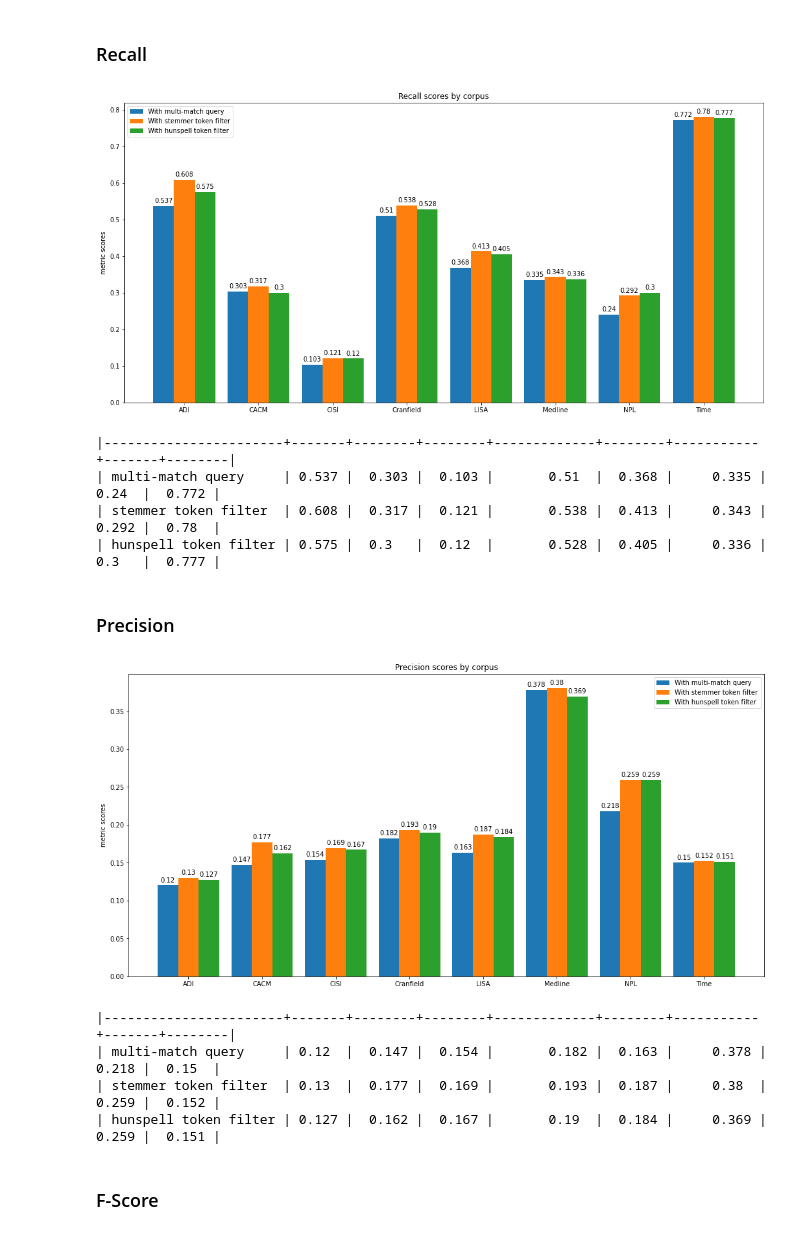
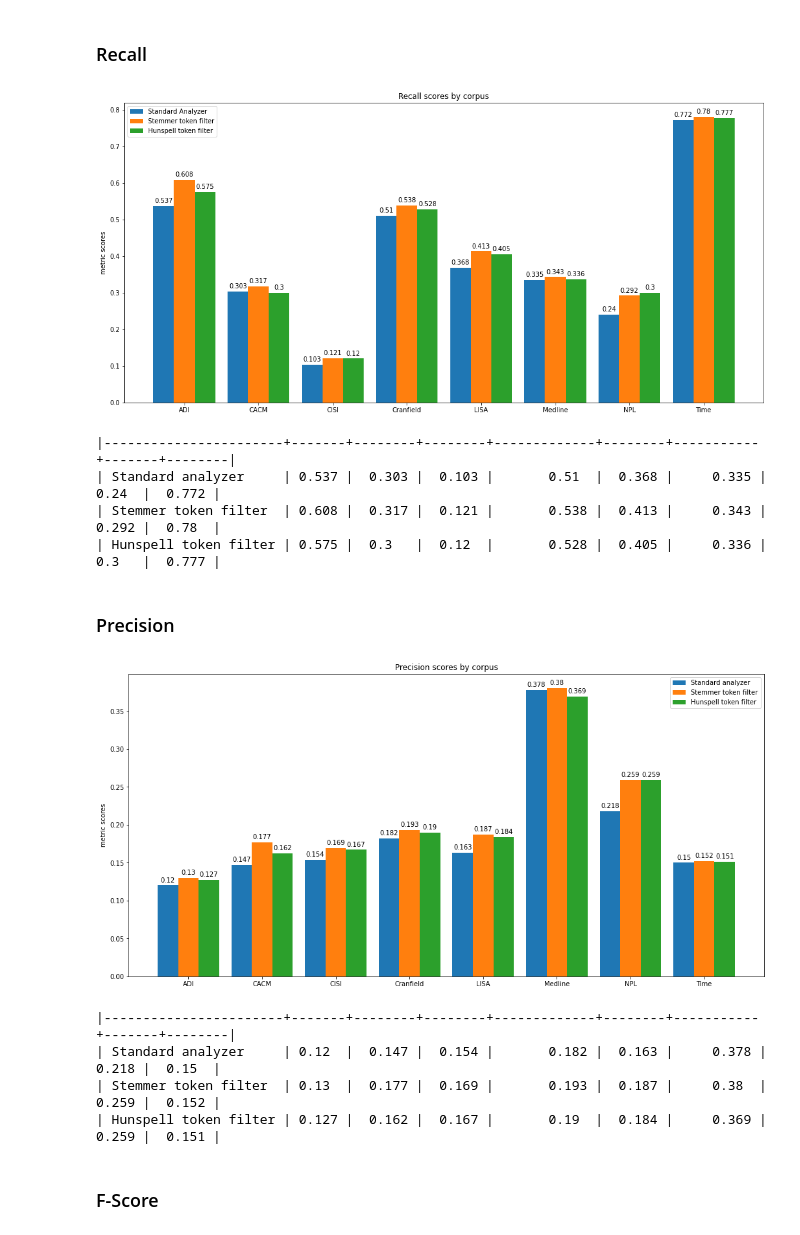
Before and after one commit to pragmalingu/experiments, a Jupyter notebook: 01_Stemming/Experiment/First_Experiment_Stemming.ipynb, the cells around one changed output. Saved outputs shown, nothing was run; the diff lists cells and outputs as text; code cells hidden in the pictures.

```diff
--- a/01_Stemming/Experiment/First_Experiment_Stemming.ipynb
+++ b/01_Stemming/Experiment/First_Experiment_Stemming.ipynb
@@ -1904,9 +1904,9 @@ x = np.arange(len(labels))*1.8  # the label locations
 width = 0.5  # the width of the bars
 
 fig, ax = plt.subplots()
-rects1 = ax.bar(x - width, match_metrics_recall , width, label='With multi-match query')
-rects2 = ax.bar(x, stemming_metrics_recall, width, label='With stemmer token filter')
-rects3 = ax.bar(x + width, hunspell_metrics_recall, width, label='With hunspell token filter')
+rects1 = ax.bar(x - width, match_metrics_recall , width, label='Standard Analyzer')
+rects2 = ax.bar(x, stemming_metrics_recall, width, label='Stemmer token filter')
+rects3 = ax.bar(x + width, hunspell_metrics_recall, width, label='Hunspell token filter')
 
 # Add some text for labels, title and custom x-axis tick labels, etc.
 ax.set_ylabel('metric scores')
@@ -1935,13 +1935,13 @@ fig.set_figheight(8)
 
 plt.show()
 # %% [output]
-[figure, old version]
+[figure, new version]
 # %%
 from tabulate import tabulate
 
-match_metrics_recall.insert(0, 'multi-match query')
-stemming_metrics_recall.insert(0, 'stemmer token filter')
-hunspell_metrics_recall.insert(0, 'hunspell token filter')
+match_metrics_recall.insert(0, 'Standard analyzer')
+stemming_metrics_recall.insert(0, 'Stemmer token filter')
+hunspell_metrics_recall.insert(0, 'Hunspell token filter')
 
 l = [match_metrics_recall, stemming_metrics_recall, hunspell_metrics_recall]
 table = tabulate(l, headers=['ADI','CACM', 'CISI','Cranfield', 'LISA', 'Medline', 'NPL','Time'], tablefmt='orgtbl')
@@ -1949,9 +1949,9 @@ table = tabulate(l, headers=['ADI','CACM', 'CISI','Cranfield', 'LISA', 'Medline'
 print(table)
 # %% [output]
 |-----------------------+-------+--------+--------+-------------+--------+-----------+-------+--------|
-| multi-match query     | 0.537 |  0.303 |  0.103 |       0.51  |  0.368 |     0.335 | 0.24  |  0.772 |
-| stemmer token filter  | 0.608 |  0.317 |  0.121 |       0.538 |  0.413 |     0.343 | 0.292 |  0.78  |
-| hunspell token filter | 0.575 |  0.3   |  0.12  |       0.528 |  0.405 |     0.336 | 0.3   |  0.777 |
+| Standard analyzer     | 0.537 |  0.303 |  0.103 |       0.51  |  0.368 |     0.335 | 0.24  |  0.772 |
+| Stemmer token filter  | 0.608 |  0.317 |  0.121 |       0.538 |  0.413 |     0.343 | 0.292 |  0.78  |
+| Hunspell token filter | 0.575 |  0.3   |  0.12  |       0.528 |  0.405 |     0.336 | 0.3   |  0.777 |
 # %% [markdown]
 ### Precision
 # %%
@@ -1996,46 +1996,46 @@ x = np.arange(len(labels))*1.8  # the label locations
 width = 0.5  # the width of the bars
 
 fig, ax = plt.subplots()
-rects1 = ax.bar(x - width, match_metrics_precision , width, label='With multi-match query')
-rects2 = ax.bar(x, stemming_metrics_precision, width, label='With stemmer token filter')
-rects3 = ax.bar(x + width, hunspell_metrics_precision, width, label='With hunspell token filter')
+rects1 = ax.bar(x - width, match_metrics_precision , width, label='Standard analyzer')
+rects2 = ax.bar(x, stemming_metrics_precision, width, label='Stemmer token filter')
+rects3 = ax.bar(x + width, hunspell_metrics_precision, width, label='Hunspell token filter')
 
 # Add some text for labels, title and custom x-axis tick labels, etc.
 ax.set_ylabel('metric scores')
 ax.set_title('Precision scores by corpus')
 ax.set_xticks(x)
 ax.set_xticklabels(labels)
 ax.legend()
 
 
 def autolabel(rects):
     """Attach a text label above each bar in *rects*, displaying its height."""
     for rect in rects:
         height = rect.get_height()
         ax.annotate('{}'.format(height),
                     xy=(rect.get_x() + rect.get_width() / 2, height),
                     xytext=(0, 3),  # 3 points vertical offset
                     textcoords="offset points",
                     ha='center', va='bottom')
 
 
 autolabel(rects1)
 autolabel(rects2)
 autolabel(rects3)
 
 fig.tight_layout()
 fig.set_figwidth(16)
 fig.set_figheight(8)
 
 plt.show()
 # %% [output]
-[figure, old version]
+[figure, new version]
 # %%
 from tabulate import tabulate
 
-match_metrics_precision.insert(0, 'multi-match query')
-stemming_metrics_precision.insert(0, 'stemmer token filter')
-hunspell_metrics_precision.insert(0, 'hunspell token filter')
+match_metrics_precision.insert(0, 'Standard analyzer')
+stemming_metrics_precision.insert(0, 'Stemmer token filter')
+hunspell_metrics_precision.insert(0, 'Hunspell token filter')
 
 l = [match_metrics_precision, stemming_metrics_precision, hunspell_metrics_precision]
 table = tabulate(l, headers=['ADI','CACM', 'CISI','Cranfield', 'LISA', 'Medline', 'NPL','Time'], tablefmt='orgtbl')
@@ -2043,9 +2043,9 @@ table = tabulate(l, headers=['ADI','CACM', 'CISI','Cranfield', 'LISA', 'Medline'
 print(table)
 # %% [output]
 |-----------------------+-------+--------+--------+-------------+--------+-----------+-------+--------|
-| multi-match query     | 0.12  |  0.147 |  0.154 |       0.182 |  0.163 |     0.378 | 0.218 |  0.15  |
-| stemmer token filter  | 0.13  |  0.177 |  0.169 |       0.193 |  0.187 |     0.38  | 0.259 |  0.152 |
-| hunspell token filter | 0.127 |  0.162 |  0.167 |       0.19  |  0.184 |     0.369 | 0.259 |  0.151 |
+| Standard analyzer     | 0.12  |  0.147 |  0.154 |       0.182 |  0.163 |     0.378 | 0.218 |  0.15  |
+| Stemmer token filter  | 0.13  |  0.177 |  0.169 |       0.193 |  0.187 |     0.38  | 0.259 |  0.152 |
+| Hunspell token filter | 0.127 |  0.162 |  0.167 |       0.19  |  0.184 |     0.369 | 0.259 |  0.151 |
 # %% [markdown]
 ### F-Score
 # %%
```
Also changed, not shown: parts of 26 cells of this notebook.
